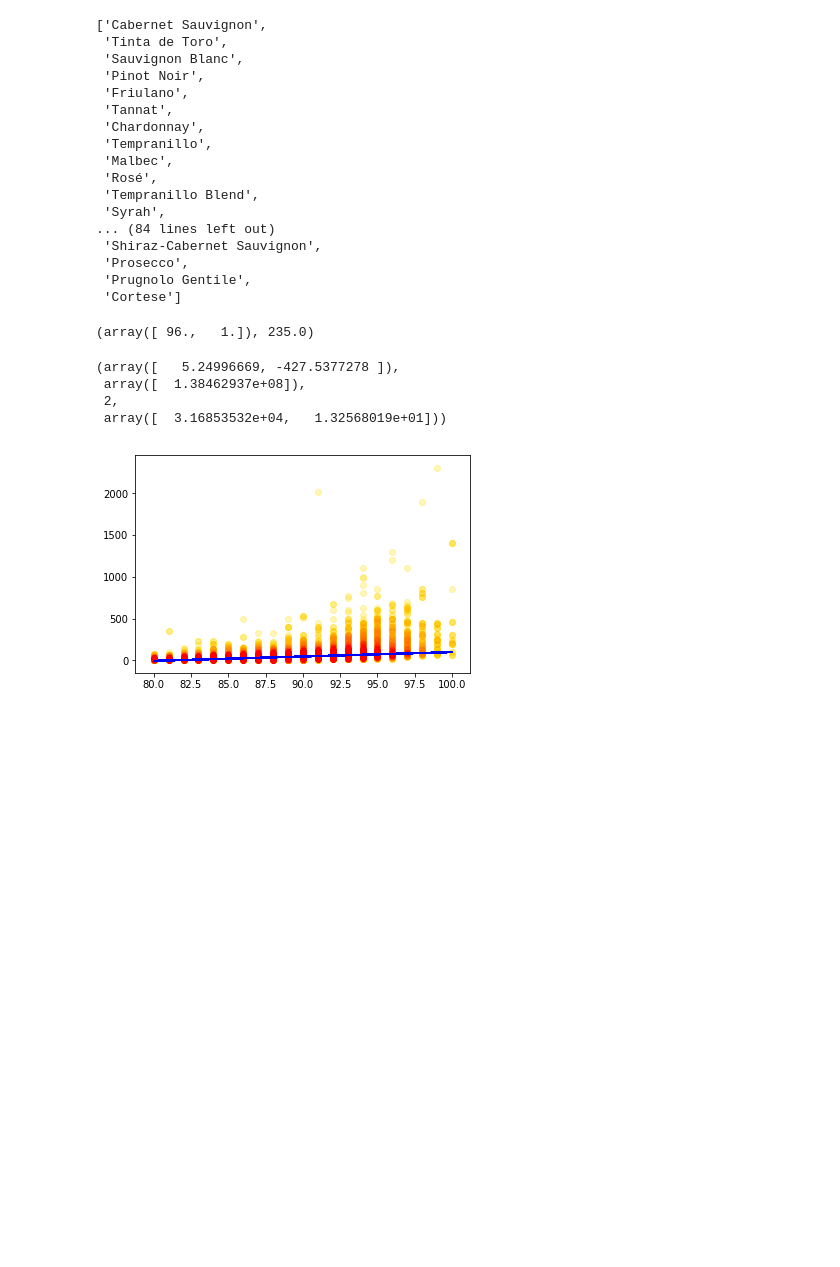
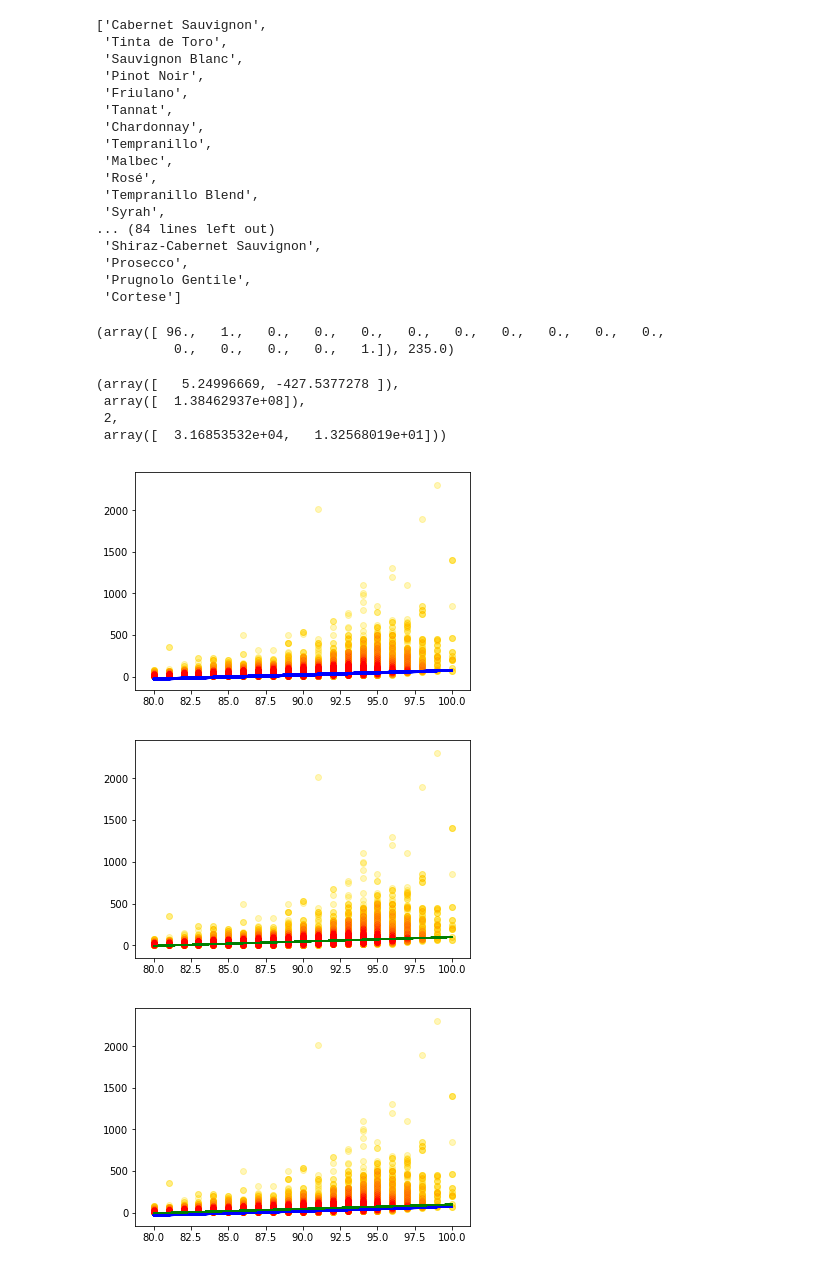
Before and after one commit to easonrecto/ORIE4741Project, a Jupyter notebook: Data Exploration.ipynb, the cells around one changed output. Cells and saved outputs as stored; diff of their text form; code cells hidden in the pictures; blank space fills up the shorter version.

Commit message:
v5 lin reg with points & countries

```diff
--- a/Data Exploration.ipynb
+++ b/Data Exploration.ipynb
@@ -327,26 +327,52 @@ varietals
  'Prosecco',
  'Prugnolo Gentile',
  'Cortese']
+# %%
+countries_kpt = df['country'].unique()
+dummy = pd.get_dummies(df['country'])
+country_dummy = []
+for i in range(0,len(df['country'].unique())):
+    country_dummy.append(dummy[countries_kpt[i]])
 # %%
 X = df[['points']].as_matrix()
-X = np.c_[X,np.ones(len(df['points']))]
+X = np.c_[X,country_dummy[0],country_dummy[1],country_dummy[2],country_dummy[3],country_dummy[4],country_dummy[5],country_dummy[6],country_dummy[7],country_dummy[8],country_dummy[9],country_dummy[10],country_dummy[11],country_dummy[12],country_dummy[13],np.ones(len(df['points']))]
 y = df['price'].as_matrix()
 X[0], y[0]
+X_points = df[['points']].as_matrix()
+X_points= np.c_[X_points,np.ones(len(df['points']))]
+y = df['price'].as_matrix()
+X[0], y[0]
 # %% [output]
-(array([ 96.,   1.]), 235.0)
+(array([ 96.,   1.,   0.,   0.,   0.,   0.,   0.,   0.,   0.,   0.,   0.,
+          0.,   0.,   0.,   0.,   1.]), 235.0)
 # %%
-m,c = np.linalg.lstsq(X,y)[0]
+m,m1,m2,m3,m4,m5,m6,m7,m8,m9,m10,m11,m12,m13,m14,c = np.linalg.lstsq(X,y)[0]
 np.linalg.lstsq(X,y)
+w,c1 = np.linalg.lstsq(X_points,y)[0]
+np.linalg.lstsq(X_points,y)
 # %% [output]
 (array([   5.24996669, -427.5377278 ]),
  array([  1.38462937e+08]),
  2,
  array([  3.16853532e+04,   1.32568019e+01]))
-# %%
-py.scatter(df['points'],y,alpha=0.2,color='yellow')
-py.scatter(df['points'],y,alpha=0.085,color='orange')
-py.scatter(df['points'],y,alpha=0.002,color='red')
-py.plot(df['points'],m*df['points']+c,'b')
-py.show()
-# %% [output]
-[figure, removed]
+# %%
+py.scatter(df['points'],y,alpha=0.2,color='yellow')
+py.scatter(df['points'],y,alpha=0.085,color='orange')
+py.scatter(df['points'],y,alpha=0.002,color='red')
+py.plot(df['points'],m*df['points']+m1*country_dummy[0]+m2*country_dummy[1]+m3*country_dummy[2]+m4*country_dummy[3]+m5*country_dummy[4]+m6*country_dummy[5]+m7*country_dummy[6]+m8*country_dummy[7]+m9*country_dummy[8]+m10*country_dummy[9]+m11*country_dummy[10]+m12*country_dummy[11]+m13*country_dummy[12]+m14*country_dummy[13]+m3+c,'b')
+py.show()
+py.scatter(df['points'],y,alpha=0.2,color='yellow')
+py.scatter(df['points'],y,alpha=0.085,color='orange')
+py.scatter(df['points'],y,alpha=0.002,color='red')
+py.plot(df['points'],w*df['points']+c1,'g')
+py.show()
+py.scatter(df['points'],y,alpha=0.2,color='yellow')
+py.scatter(df['points'],y,alpha=0.085,color='orange')
+py.scatter(df['points'],y,alpha=0.002,color='red')
+py.plot(df['points'],m*df['points']+m1*country_dummy[0]+m2*country_dummy[1]+m3*country_dummy[2]+m4*country_dummy[3]+m5*country_dummy[4]+m6*country_dummy[5]+m7*country_dummy[6]+m8*country_dummy[7]+m9*country_dummy[8]+m10*country_dummy[9]+m11*country_dummy[10]+m12*country_dummy[11]+m13*country_dummy[12]+m14*country_dummy[13]+m3+c,'b')
+py.plot(df['points'],w*df['points']+c1,'g')
+py.show()
+# %% [output]
+[figure, added]
+[figure, added]
+[figure, added]
```
